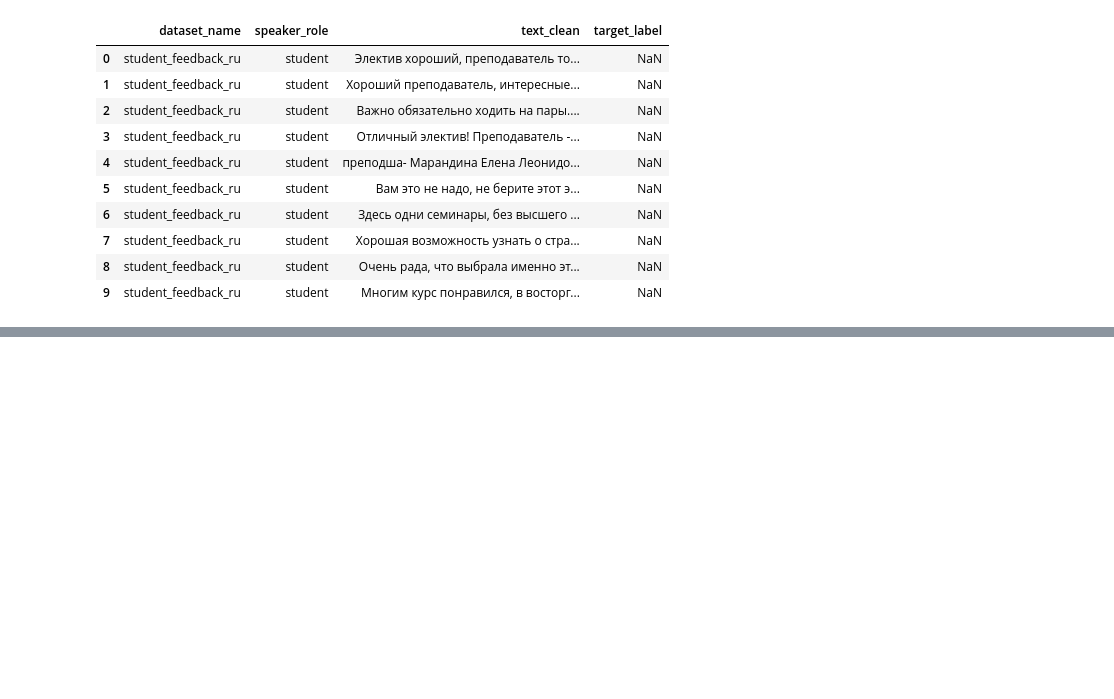
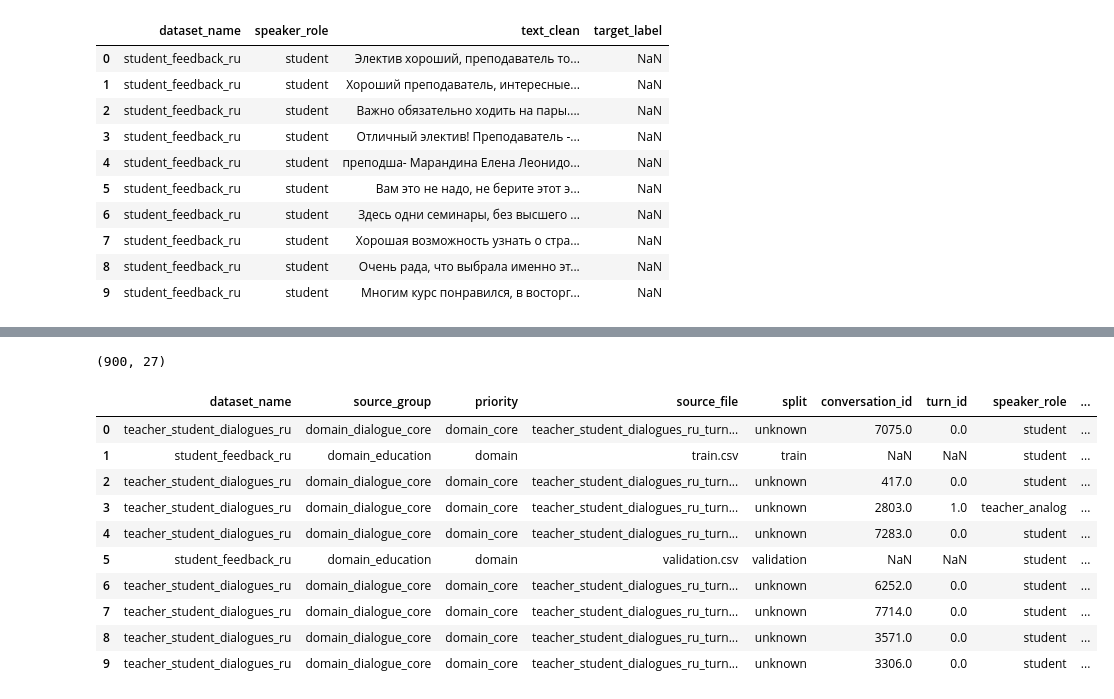
Before and after one commit to DenisBoytsov41/tutors-sentiment-coursework, a Jupyter notebook: notebooks/03_prepare_labeling_set.ipynb, the cells around one changed output, grey strips where cells are left out. Saved outputs shown, nothing was run; the diff lists cells and outputs as text; code cells hidden in the pictures; blank space fills up the shorter version.

```diff
--- a/notebooks/03_prepare_labeling_set.ipynb
+++ b/notebooks/03_prepare_labeling_set.ipynb
@@ -515,0 +899,6 @@ shape: (67319, 14)
+# %%
+available_groups_df["share_in_filtered_pool"] = (
+    available_groups_df["available_rows"] / available_groups_df["available_rows"].sum()
+)
+
+display(available_groups_df)
@@ -515,0 +1039,19 @@ shape: (67319, 14)
+# %%
+dialogue_pool_df = filtered_domain_pool_df.loc[
+    filtered_domain_pool_df["dataset_name"] == "teacher_student_dialogues_ru"
+].copy()
+
+feedback_pool_df = filtered_domain_pool_df.loc[
+    filtered_domain_pool_df["dataset_name"] == "student_feedback_ru"
+].copy()
+
+print("dialogue_pool_df:", dialogue_pool_df.shape)
+print("feedback_pool_df:", feedback_pool_df.shape)
+
+dialogue_unique_conv_df = (
+    dialogue_pool_df
+    .drop_duplicates(subset=["dataset_name", "speaker_role", "conversation_id"])
+    .copy()
+)
+
+print("dialogue_unique_conv_df:", dialogue_unique_conv_df.shape)
@@ -515,0 +1143,33 @@ shape: (67319, 14)
+# %%
+# Перемешаем итоговый батч, чтобы строки не шли блоками по источнику
+
+labeling_candidates_df = labeling_candidates_df.sample(
+    frac=1.0,
+    random_state=RANDOM_STATE
+).reset_index(drop=True)
+
+labeling_candidates_df["label_item_id"] = [
+    f"LBL_{i:05d}" for i in range(1, len(labeling_candidates_df) + 1)
+]
+
+labeling_candidates_df["batch_name"] = BATCH_NAME
+labeling_candidates_df["manual_label"] = ""
+labeling_candidates_df["labeler_notes"] = ""
+labeling_candidates_df["reviewed_flag"] = False
+labeling_candidates_df["adjudicated_label"] = ""
+
+print(labeling_candidates_df.shape)
+display(labeling_candidates_df.head(10))
+# %% [output]
+(900, 27)
+|  | dataset_name | source_group | priority | source_file | split | conversation_id | turn_id | speaker_role | ... |
+| 0 | teacher_student_dialogues_ru | domain_dialogue_core | domain_core | teacher_student_dialogues_ru_turn... | unknown | 7075.0 | 0.0 | student | ... |
+| 1 | student_feedback_ru | domain_education | domain | train.csv | train | NaN | NaN | student | ... |
+| 2 | teacher_student_dialogues_ru | domain_dialogue_core | domain_core | teacher_student_dialogues_ru_turn... | unknown | 417.0 | 0.0 | student | ... |
+| 3 | teacher_student_dialogues_ru | domain_dialogue_core | domain_core | teacher_student_dialogues_ru_turn... | unknown | 2803.0 | 1.0 | teacher_analog | ... |
+| 4 | teacher_student_dialogues_ru | domain_dialogue_core | domain_core | teacher_student_dialogues_ru_turn... | unknown | 7283.0 | 0.0 | student | ... |
+| 5 | student_feedback_ru | domain_education | domain | validation.csv | validation | NaN | NaN | student | ... |
+| 6 | teacher_student_dialogues_ru | domain_dialogue_core | domain_core | teacher_student_dialogues_ru_turn... | unknown | 6252.0 | 0.0 | student | ... |
+| 7 | teacher_student_dialogues_ru | domain_dialogue_core | domain_core | teacher_student_dialogues_ru_turn... | unknown | 7714.0 | 0.0 | student | ... |
+| 8 | teacher_student_dialogues_ru | domain_dialogue_core | domain_core | teacher_student_dialogues_ru_turn... | unknown | 3571.0 | 0.0 | student | ... |
+| 9 | teacher_student_dialogues_ru | domain_dialogue_core | domain_core | teacher_student_dialogues_ru_turn... | unknown | 3306.0 | 0.0 | student | ... |
```
Also changed, not shown: parts of 47 cells of this notebook.
